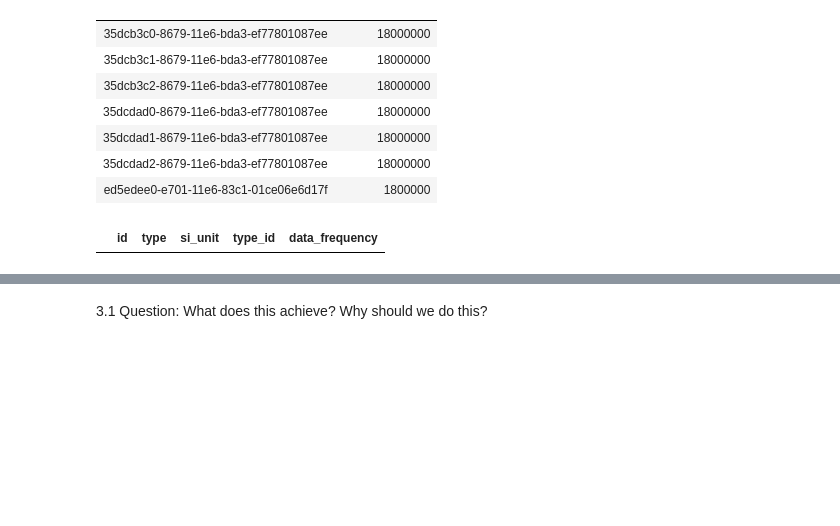
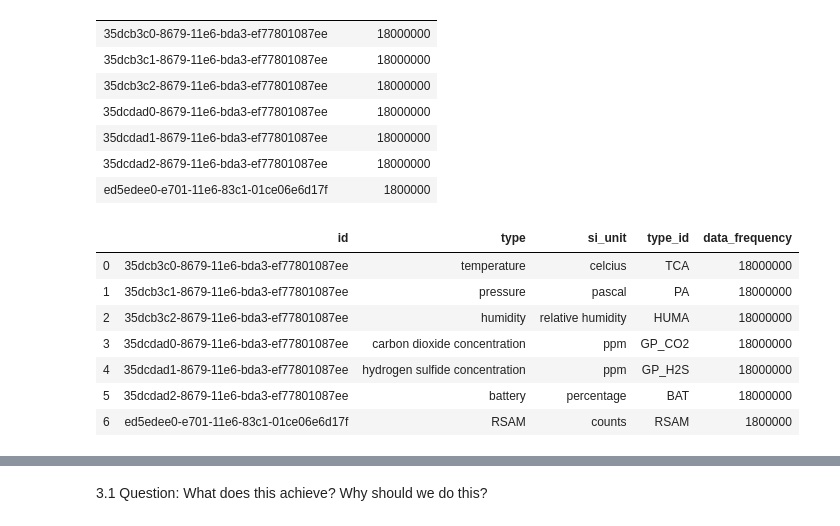
Before and after one commit to Opondoh/Digital_Thread_Summative, a Jupyter notebook: Summative.ipynb, the cells around one changed output, grey strips where cells are left out. Saved outputs shown, nothing was run; the diff lists cells and outputs as text; code cells hidden in the pictures; blank space fills up the shorter version.

```diff
--- a/Summative.ipynb
+++ b/Summative.ipynb
@@ -166,12 +161,17 @@ data_sensors1
 | 35dcdad2-8679-11e6-bda3-ef77801087ee | 18000000 |
 | ed5edee0-e701-11e6-83c1-01ce06e6d17f | 1800000 |
 # %%
+#merge each sensor_id with its type.
 df_types = pd.DataFrame(data_types)
 df_sensors = pd.DataFrame(data_sensors1)
 
-#sensor_type = pd.merge(df_types, df_sensors, left_on='df_types_id', right_on='df_sensors_data_type_id')
-#sensor_type = pd.merge(df_sensors, df_types, left_on='df_sensors_data_type_id', right_on='df_types_type')
 df_types.merge(df_sensors, left_on='id', right_index=True)
-df_merge
 # %% [output]
 |  | id | type | si_unit | type_id | data_frequency |
+| 0 | 35dcb3c0-8679-11e6-bda3-ef77801087ee | temperature | celcius | TCA | 18000000 |
+| 1 | 35dcb3c1-8679-11e6-bda3-ef77801087ee | pressure | pascal | PA | 18000000 |
+| 2 | 35dcb3c2-8679-11e6-bda3-ef77801087ee | humidity | relative humidity | HUMA | 18000000 |
+| 3 | 35dcdad0-8679-11e6-bda3-ef77801087ee | carbon dioxide concentration | ppm | GP_CO2 | 18000000 |
+| 4 | 35dcdad1-8679-11e6-bda3-ef77801087ee | hydrogen sulfide concentration | ppm | GP_H2S | 18000000 |
+| 5 | 35dcdad2-8679-11e6-bda3-ef77801087ee | battery | percentage | BAT | 18000000 |
+| 6 | ed5edee0-e701-11e6-83c1-01ce06e6d17f | RSAM | counts | RSAM | 1800000 |
```
Also changed, not shown: parts of 5 cells of this notebook.
